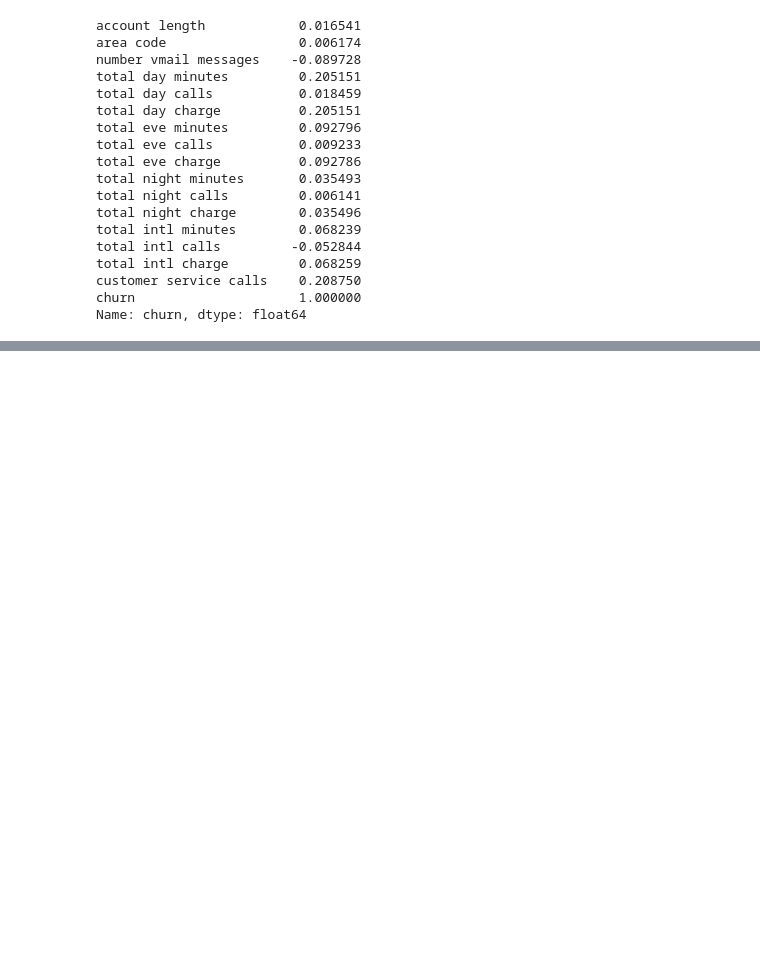
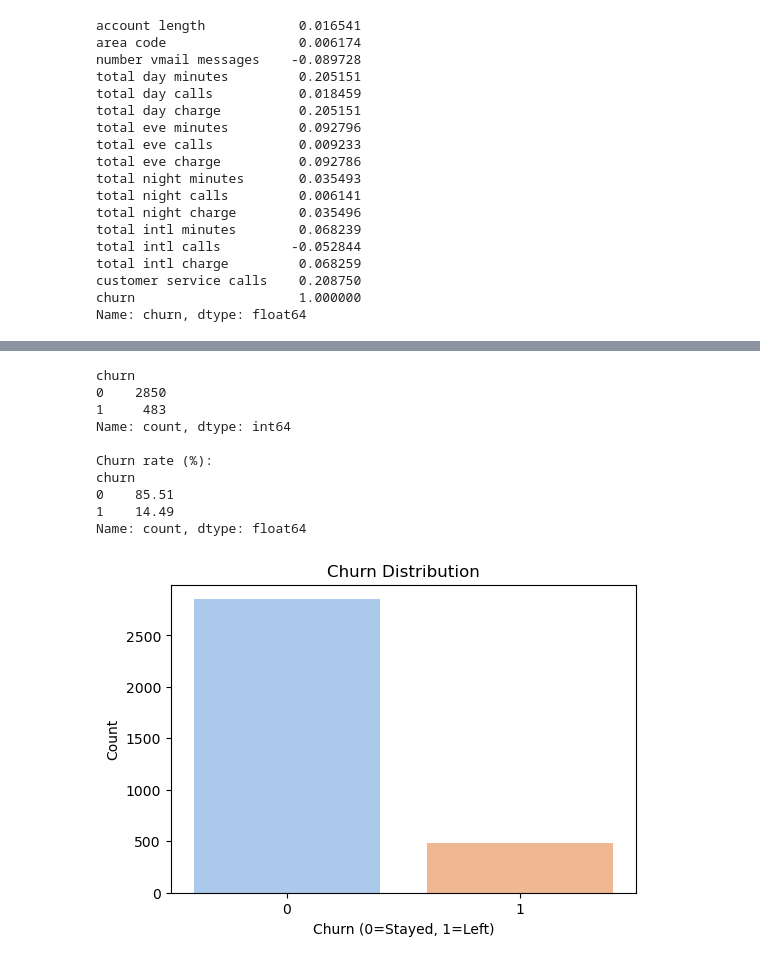
Before and after one commit to Kabutie/SyriaTel-, a Jupyter notebook: student.ipynb, the cells around one changed output, grey strips where cells are left out. Drawn from its saved outputs; the diff is of its cells as text; code cells hidden in the pictures; blank space fills up the shorter version.

```diff
--- a/student.ipynb
+++ b/student.ipynb
@@ -206,0 +218,31 @@ Name: churn, dtype: float64
+# %%
+import matplotlib.pyplot as plt
+import seaborn as sns
+
+# Churn distribution counts
+churn_counts = data['churn'].value_counts()
+print(churn_counts)
+
+# Percentage churn
+print("\nChurn rate (%):")
+print(round(churn_counts / len(data) * 100, 2))
+
+# Plot
+plt.figure(figsize=(6,4))
+sns.countplot(x='churn', data=data, palette='pastel')
+plt.title("Churn Distribution")
+plt.xlabel("Churn (0=Stayed, 1=Left)")
+plt.ylabel("Count")
+plt.show()
+# %% [output]
+churn
+0    2850
+1     483
+Name: count, dtype: int64
+
+Churn rate (%):
+churn
+0    85.51
+1    14.49
+Name: count, dtype: float64
+[figure, added]
```
Also changed, not shown: parts of 17 cells of this notebook.
